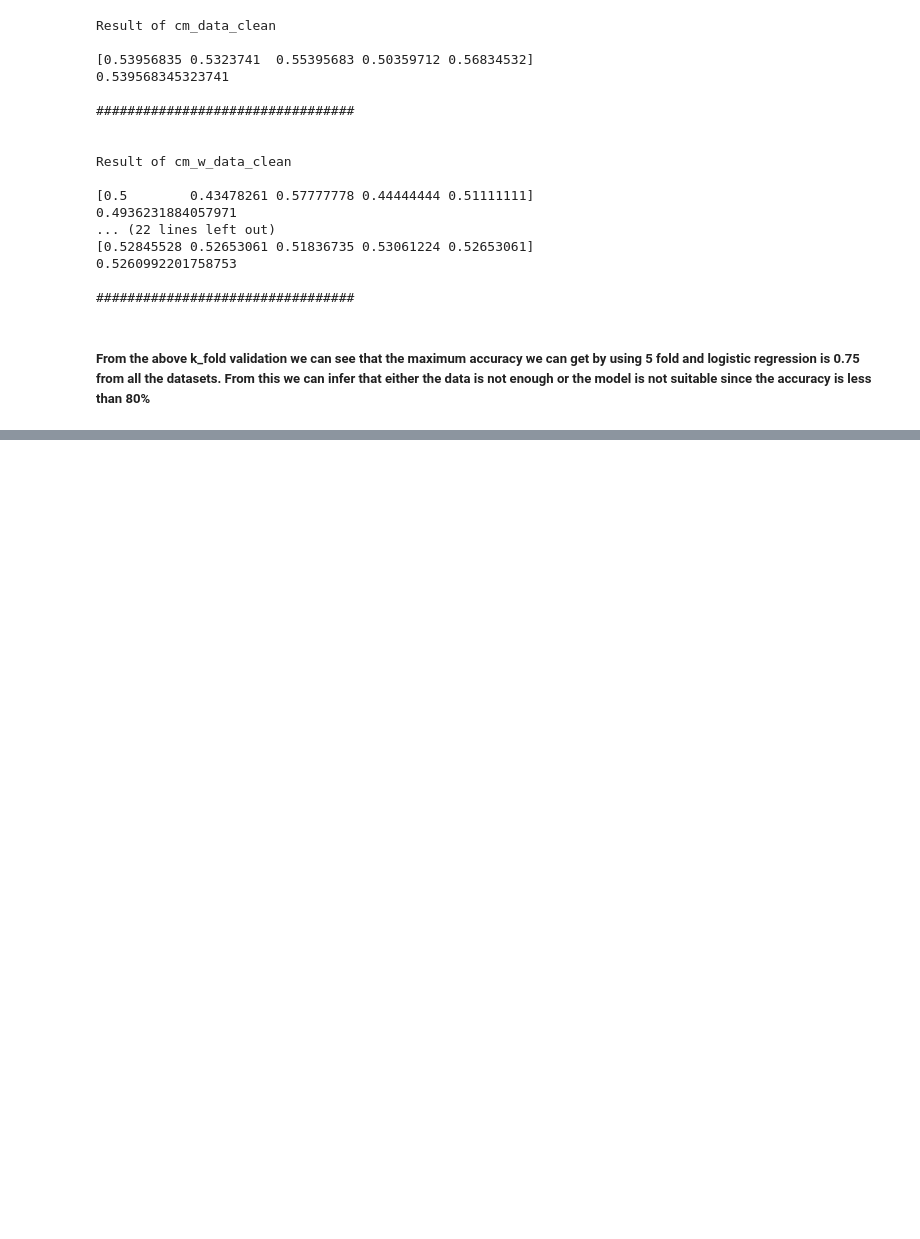
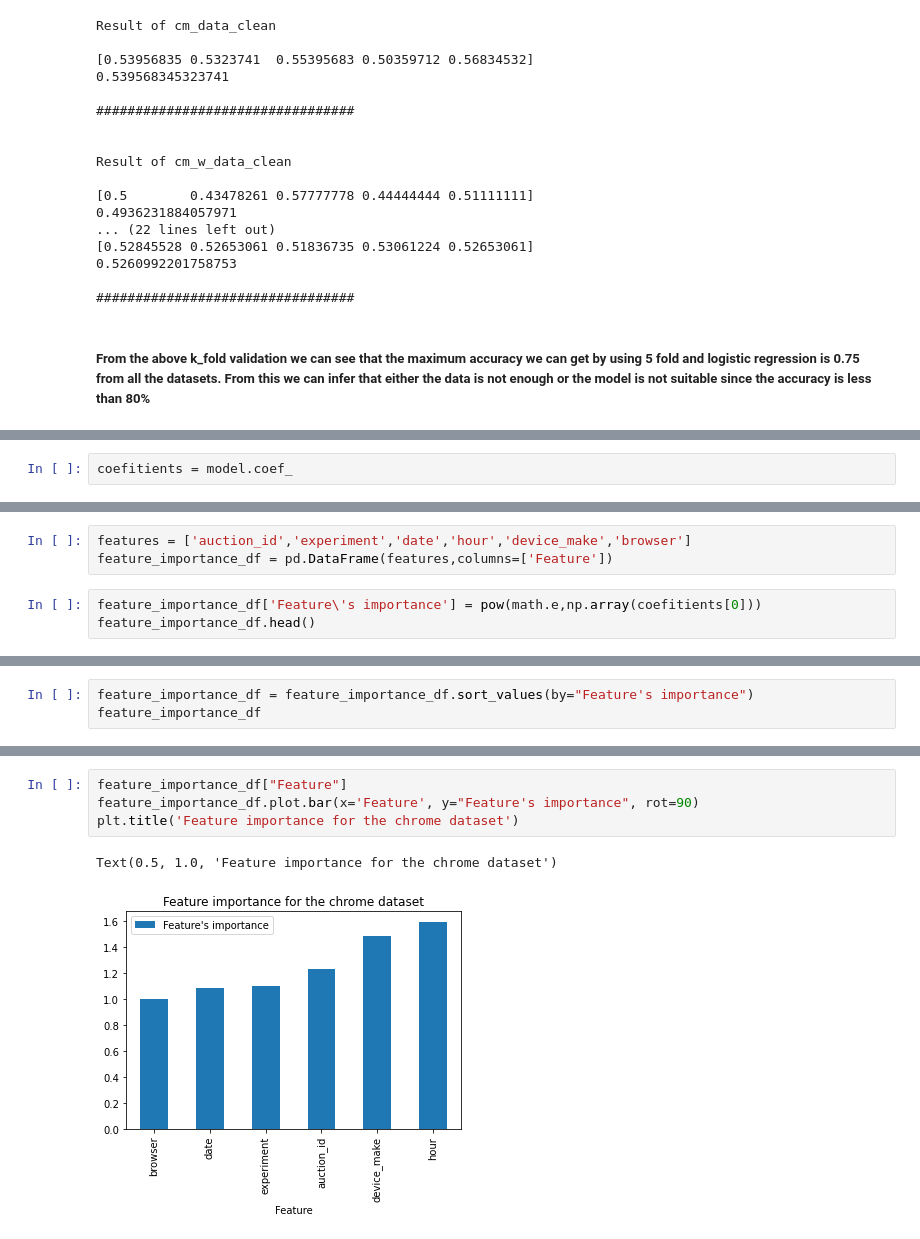
Before and after one commit to Micky373/abtest-mlops, a Jupyter notebook: notebooks/logistic_regression.ipynb, the cells around one changed output, grey strips where cells are left out. Drawn from its saved outputs; the diff is of its cells as text; blank space fills up the shorter version.

Commit message:
Find feature importance for chrome dataset

```diff
--- a/notebooks/logistic_regression.ipynb
+++ b/notebooks/logistic_regression.ipynb
@@ -171,0 +190,2 @@ Result of cm_w_data_clean
+# %%
+coefitients = model.coef_
@@ -171,0 +198,6 @@ Result of cm_w_data_clean
+# %%
+features = ['auction_id','experiment','date','hour','device_make','browser']
+feature_importance_df = pd.DataFrame(features,columns=['Feature'])
+# %%
+feature_importance_df['Feature\'s importance'] = pow(math.e,np.array(coefitients[0]))
+feature_importance_df.head()
@@ -171,0 +211,3 @@ Result of cm_w_data_clean
+# %%
+feature_importance_df = feature_importance_df.sort_values(by="Feature's importance")
+feature_importance_df
@@ -171,0 +222,7 @@ Result of cm_w_data_clean
+# %%
+feature_importance_df["Feature"]
+feature_importance_df.plot.bar(x='Feature', y="Feature's importance", rot=90)
+plt.title('Feature importance for the chrome dataset')
+# %% [output]
+Text(0.5, 1.0, 'Feature importance for the chrome dataset')
+[figure, added]
```
Also changed, not shown: parts of 8 cells of this notebook.
